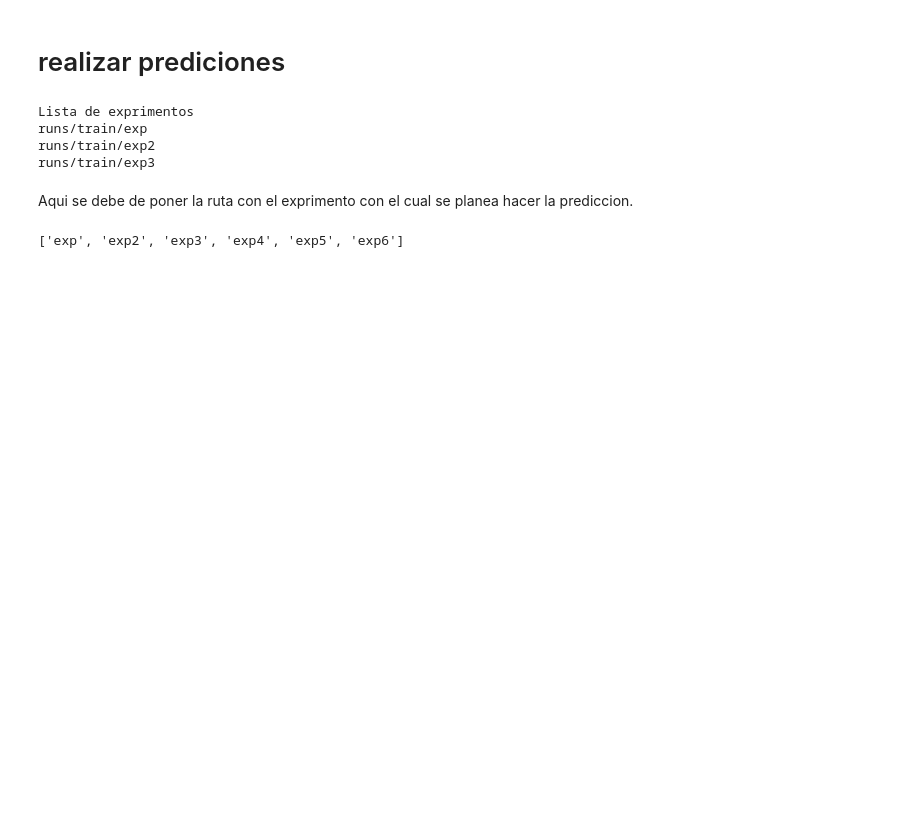
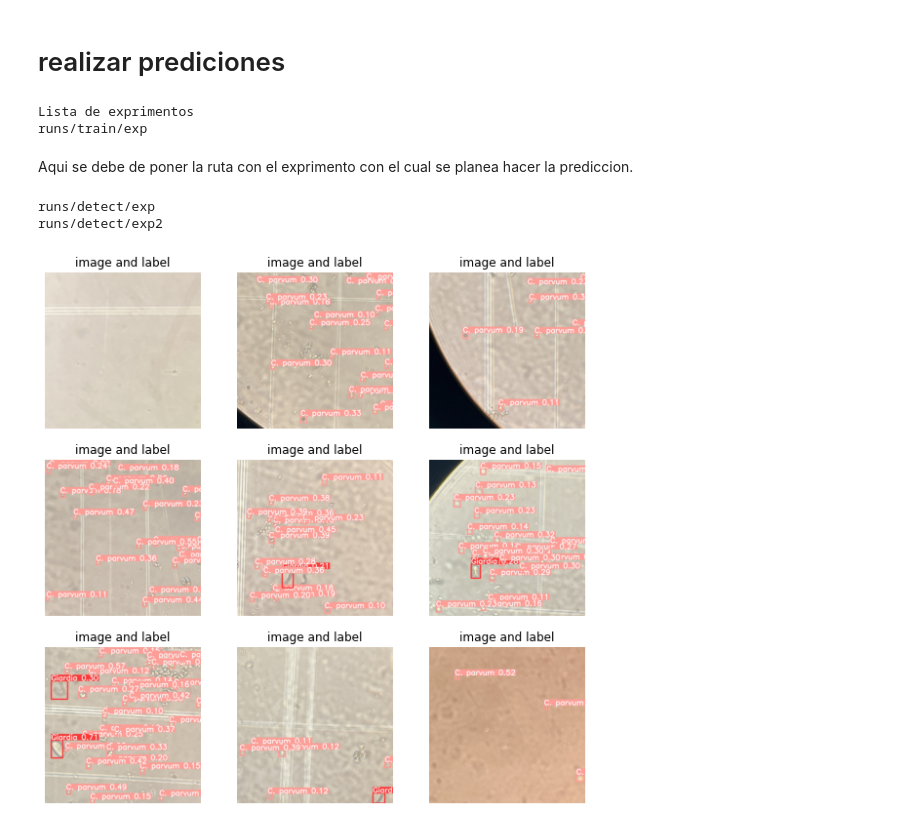
Before and after one commit to johanlopezs/YOLO_microorganism, a Jupyter notebook: Tutorial_YOLO.ipynb, the cells around one changed output. Saved outputs shown, nothing was run; the diff lists cells and outputs as text; code cells hidden in the pictures; blank space fills up the shorter version.

```diff
--- a/Tutorial_YOLO.ipynb
+++ b/Tutorial_YOLO.ipynb
@@ -167,12 +149,10 @@ exp = 'runs/train'
 names = !ls -1 '{exp}'
 print('Lista de exprimentos')
 for i in names:
-  print(carps + '/' + i)
+  print(exp + '/' + i)
 # %% [output]
 Lista de exprimentos
 runs/train/exp
-runs/train/exp2
-runs/train/exp3
 # %% [markdown]
 Aqui se debe de poner la ruta con el exprimento con el cual se planea hacer la prediccion.
 # %%
@@ -186,6 +166,22 @@ source_ = os.path.join(source_)
 # %%
 predict = 'runs/detect'
 names = !ls -1 '{predict}'
-names
+for i in names:
+  print(predict + '/' + i)
 # %% [output]
-['exp', 'exp2', 'exp3', 'exp4', 'exp5', 'exp6']
+runs/detect/exp
+runs/detect/exp2
+# %%
+img_route = 'runs/detect/exp2' #@param {type:'string'}
+images_ = !ls -1 '{img_route}'
+
+plt.figure(figsize=(10,10))
+for i in range(9):
+  ax = plt.subplot(3,3,i+1)
+  img = Image.open(img_route + '/' + images_[i])
+  plt.imshow(img)
+  plt.title('image and label')
+  plt.axis('off')
+  plt.show
+# %% [output]
+[figure, added]
```
Also changed, not shown: parts of 3 cells of this notebook.
